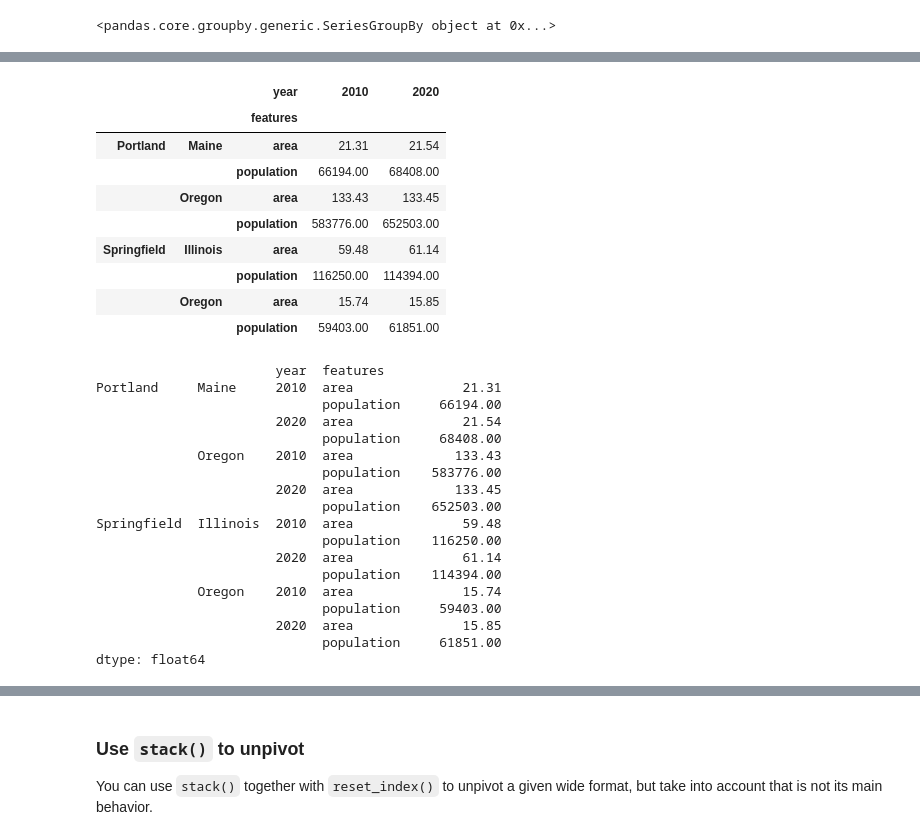
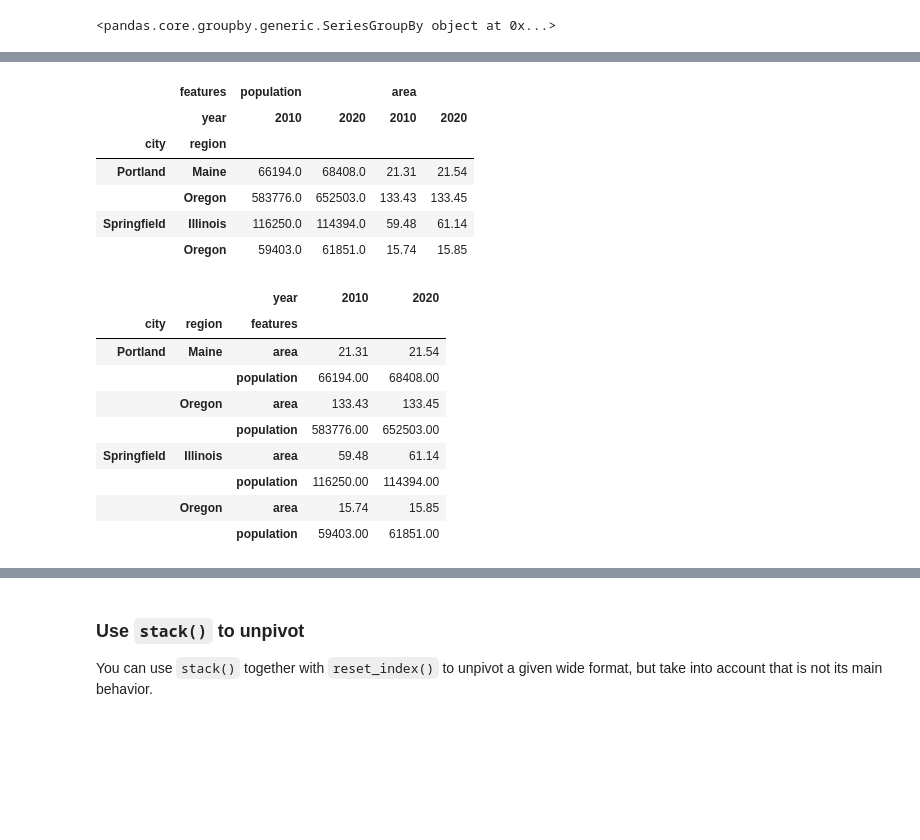
Before and after one commit to ZosoV/pandas_review, a Jupyter notebook: 007_reshaping.ipynb, the cells around one changed output, grey strips where cells are left out. Cells and saved outputs as stored; diff of their text form; code cells hidden in the pictures; blank space fills up the shorter version.

```diff
--- a/007_reshaping.ipynb
+++ b/007_reshaping.ipynb
@@ -15,6 +15,19 @@ import pandas as pd
 import numpy as np
 
 np.random.seed(0)
+# %%
+## Handy functions
+from IPython.display import display_html, display
+
+def display_side_by_side(*args):
+    html_str=''
+    for df in args:
+        html_str+=df.to_html()
+    display_html(html_str.replace('table','table style="display:inline"'),raw=True)
+
+def display_several(*args):
+    for df in args:
+        display(df)
 # %% [markdown]
 ## Wide and Long format
 
@@ -154,7 +200,8 @@ index = pd.MultiIndex.from_tuples(
         ("Portland", "Oregon"),
         ("Springfield","Illinois"),
         ("Springfield", "Oregon")
-    ]
+    ],
+    names=["city", "region"]
 )
 
 data = np.array([[66194, 583776, 116250, 59403],
@@ -211,38 +244,23 @@ dtype: float64
 # %%
-# control the level to stack
+# 1. control the level to stack (or unstack)
 # alternative: df.stack(0) indicating the column level
-df.stack('features')
+result = df.stack('features')
+display_side_by_side(df, result)
 # %% [output]
-|  |  | year | 2010 | 2020 |
-|  |  | features |  |  |
-| Portland | Maine | area | 21.31 | 21.54 |
-|  |  | population | 66194.00 | 68408.00 |
-|  | Oregon | area | 133.43 | 133.45 |
-|  |  | population | 583776.00 | 652503.00 |
-| Springfield | Illinois | area | 59.48 | 61.14 |
-|  |  | population | 116250.00 | 114394.00 |
-|  | Oregon | area | 15.74 | 15.85 |
-|  |  | population | 59403.00 | 61851.00 |
+|  | features | population |  | area |  |
+|  | year | 2010 | 2020 | 2010 | 2020 |
+| city | region |  |  |  |  |
+| Portland | Maine | 66194.0 | 68408.0 | 21.31 | 21.54 |
+|  | Oregon | 583776.0 | 652503.0 | 133.43 | 133.45 |
+| Springfield | Illinois | 116250.0 | 114394.0 | 59.48 | 61.14 |
+|  | Oregon | 59403.0 | 61851.0 | 15.74 | 15.85 |
+|  |  | year | 2010 | 2020 |
+| city | region | features |  |  |
+| Portland | Maine | area | 21.31 | 21.54 |
+|  |  | population | 66194.00 | 68408.00 |
+|  | Oregon | area | 133.43 | 133.45 |
+|  |  | population | 583776.00 | 652503.00 |
+| Springfield | Illinois | area | 59.48 | 61.14 |
+|  |  | population | 116250.00 | 114394.00 |
+|  | Oregon | area | 15.74 | 15.85 |
+|  |  | population | 59403.00 | 61851.00 |
-# %%
-# You can also stack or unstack more than one level at the same time by passing
-# a list of levels and process them individually.
-df.stack(['year', 'features'])
-# %% [output]
-                       year  features
-Portland     Maine     2010  area              21.31
-                             population     66194.00
-                       2020  area              21.54
-                             population     68408.00
-             Oregon    2010  area             133.43
-                             population    583776.00
-                       2020  area             133.45
-                             population    652503.00
-Springfield  Illinois  2010  area              59.48
-                             population    116250.00
-                       2020  area              61.14
-                             population    114394.00
-             Oregon    2010  area              15.74
-                             population     59403.00
-                       2020  area              15.85
-                             population     61851.00
-dtype: float64
```
Also changed, not shown: parts of 22 cells of this notebook, 3 other files.
